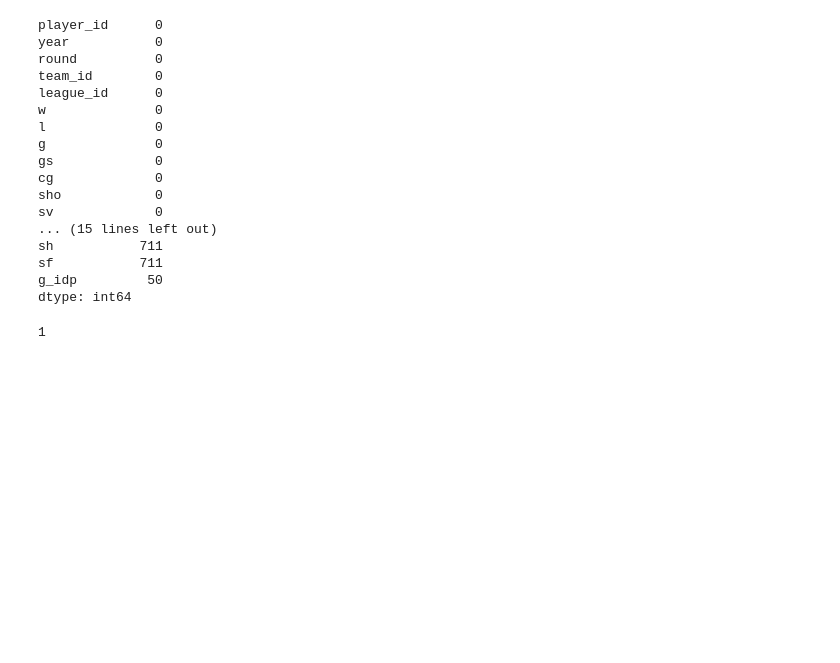
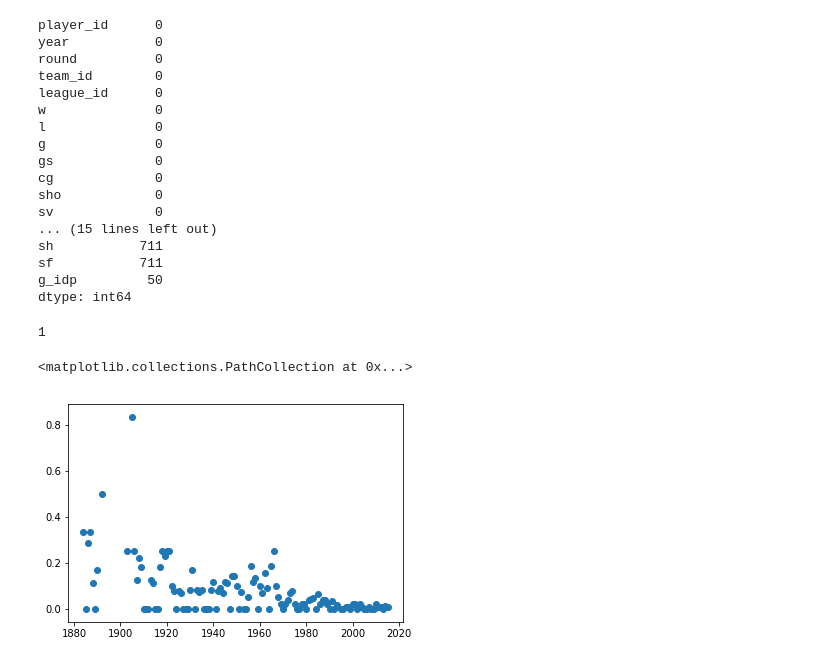
Before and after one commit to kwesoly/math497, a Jupyter notebook: Math 497.ipynb, the cells around one changed output. Drawn from its saved outputs; the diff is of its cells as text; code cells hidden in the pictures; blank space fills up the shorter version.

Commit message:
graph

```diff
--- a/Math 497.ipynb
+++ b/Math 497.ipynb
@@ -7,7 +7,7 @@ import pandas as pd
 import matplotlib.pyplot as plt
 import numpy as np
 # Read in the data
-Pitch = pd.read_csv("C:/Users/student/Desktop/Python/Pitching Postseason Data.csv")
+Pitch = pd.read_csv("C:/Users/student/Desktop/Fall 2018/Python/Pitching Postseason Data.csv")
 # %%
 Pitch.describe()
 # %% [output]
@@ -277,0 +280,11 @@ Pitch.baopp.value_counts()
+# %%
+ps = np.array([])
+year = Pitch.year.unique()
+for i in year:
+    p = Pitch[Pitch.year == i]
+    ps = np.append(ps, p.agg("mean").sho)
+
+plt.scatter(year, ps)
+# %% [output]
+<matplotlib.collections.PathCollection at 0x...>
+[figure, added]
```
Also changed, not shown: parts of 1 cell of this notebook.
